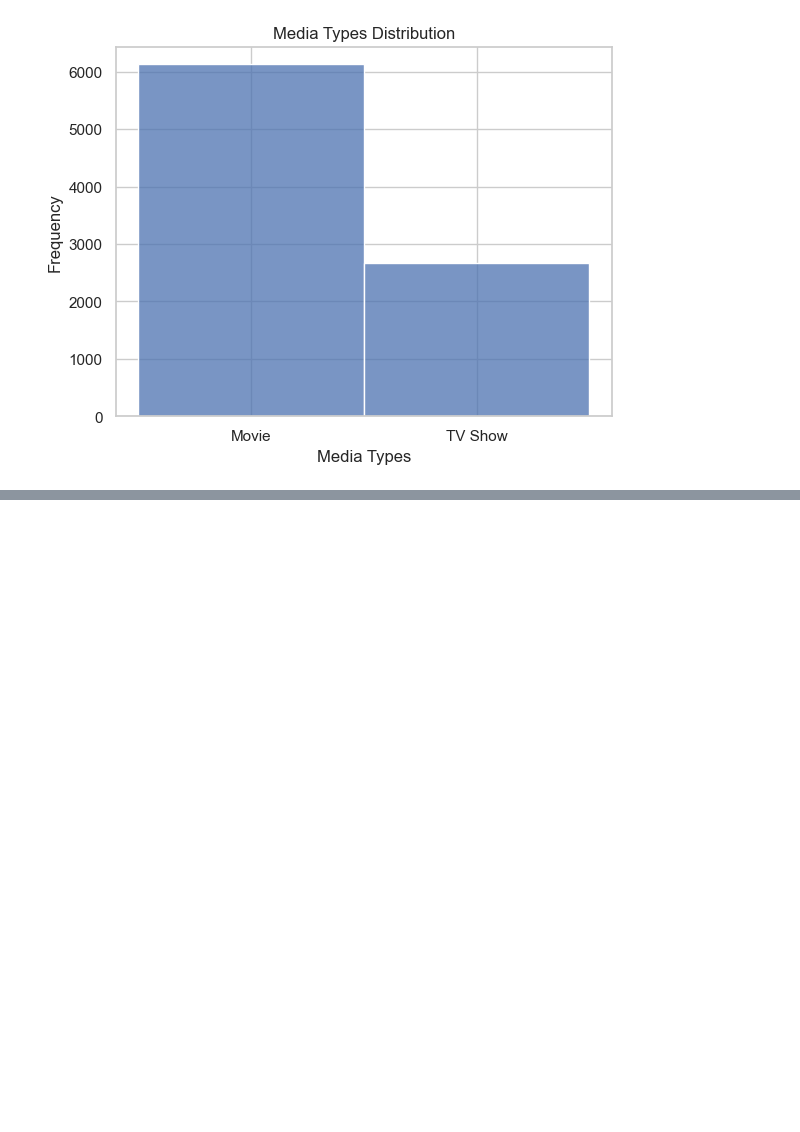
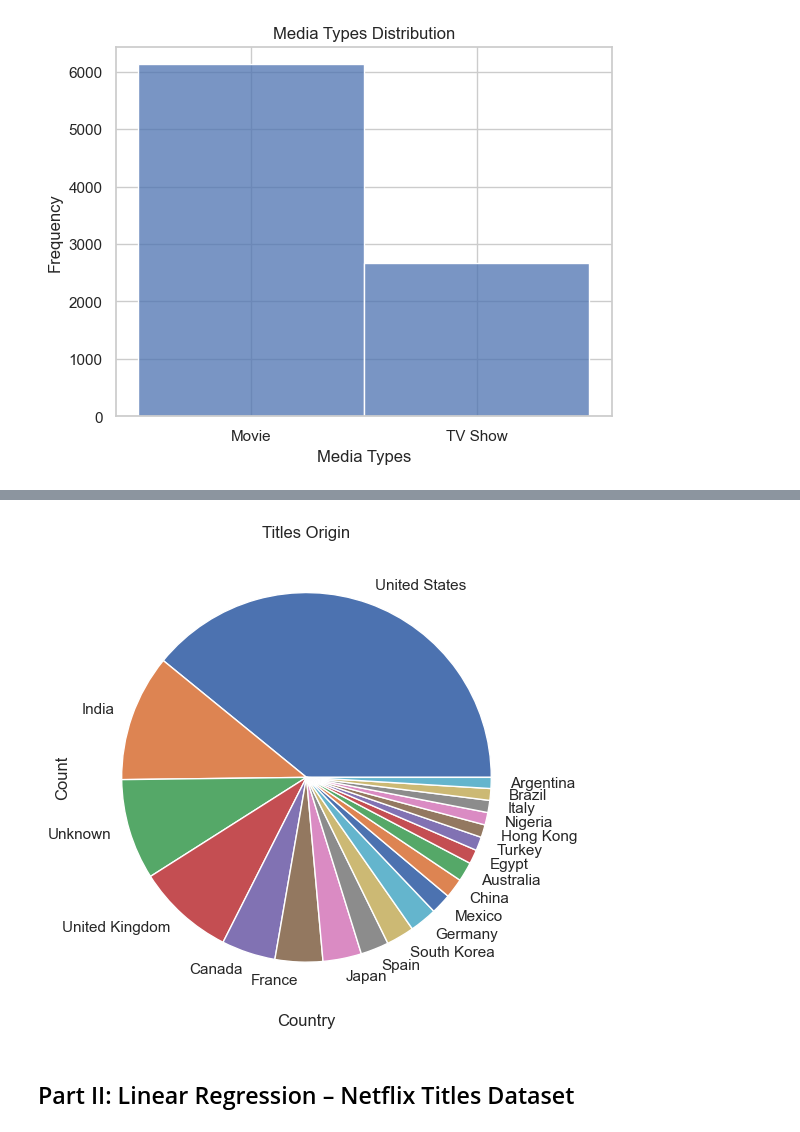
Before and after one commit to siqic4747/CSE474-574_Assignment_2, a Jupyter notebook: mthamilv_scheng42_assignment2_checkpoint.ipynb, the cells around one changed output, grey strips where cells are left out. Cells and saved outputs as stored; diff of their text form; code cells hidden in the pictures; blank space fills up the shorter version.

```diff
--- a/mthamilv_scheng42_assignment2_checkpoint.ipynb
+++ b/mthamilv_scheng42_assignment2_checkpoint.ipynb
@@ -497,0 +525,18 @@ plt.show()
+# %%
+# Titles from the country of origin
+# Count the occurrences of each country (splitting multiple countries)
+country_counts = df_netflix['country'].str.split(',').explode().str.strip().value_counts().nlargest(20)
+
+# Plot the distribution of titles by country
+plt.figure(figsize=(10, 6))
+country_counts.plot(kind='pie')
+plt.title('Titles Origin')
+plt.xlabel('Country')
+plt.ylabel('Count')
+plt.xticks(rotation=90)
+plt.show()
+# %% [output]
+[figure, added]
+# %% [markdown]
+<a id='part1'></a>
+## Part II: Linear Regression – Netflix Titles Dataset
```
Also changed, not shown: parts of 14 cells of this notebook.
